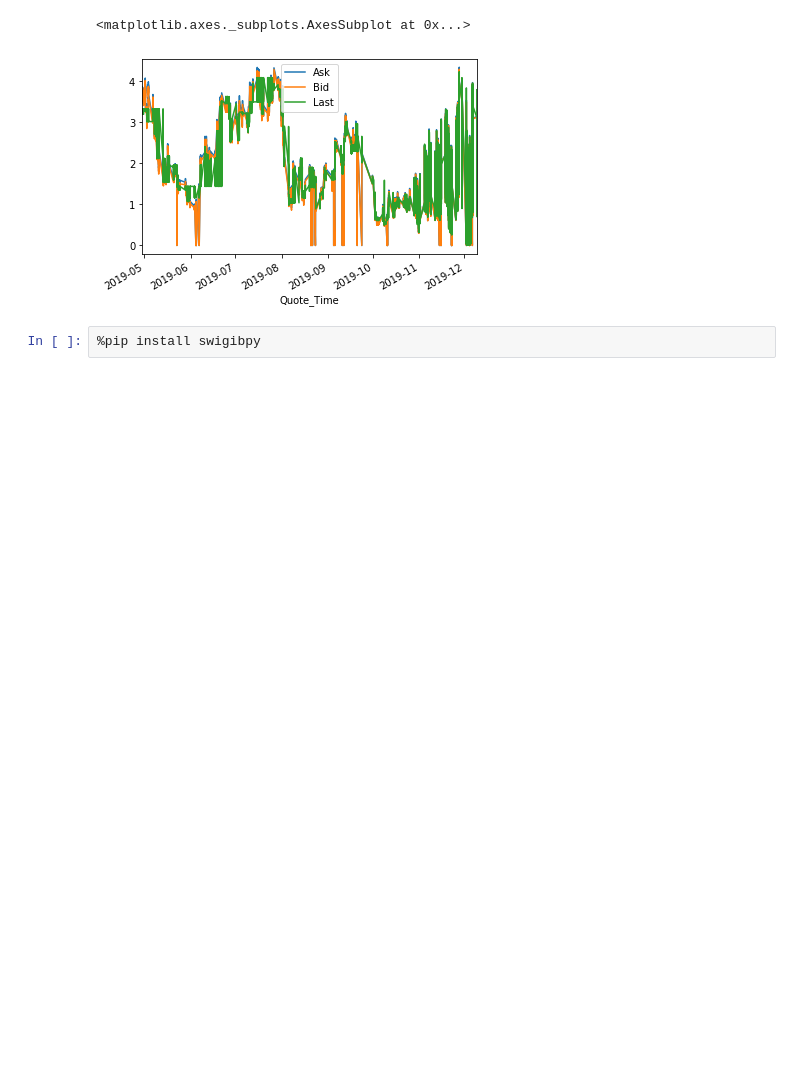
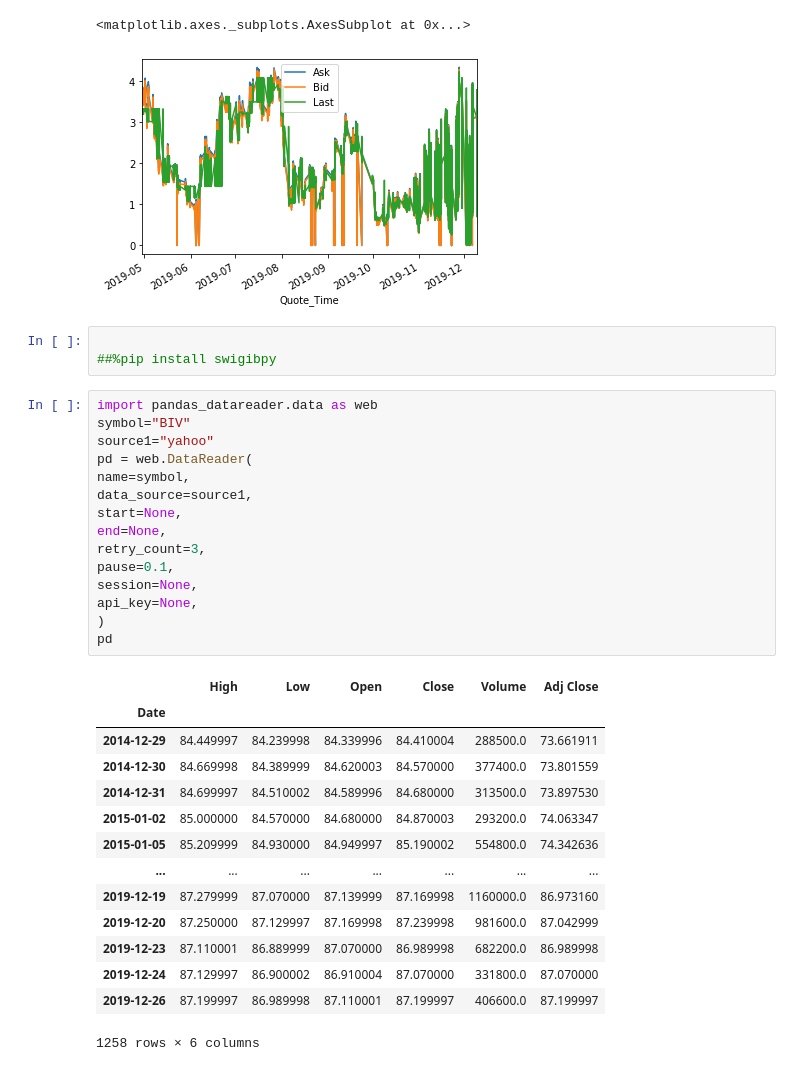
Before and after one commit to OZ-T/voltrad1, a Jupyter notebook: notebooks/Analytics.ipynb, the cells around one changed output. Saved outputs shown, nothing was run; the diff lists cells and outputs as text; blank space fills up the shorter version.

Commit message:
adding etf doznload underly from yahoo

```diff
--- a/notebooks/Analytics.ipynb
+++ b/notebooks/Analytics.ipynb
@@ -44,4 +44,35 @@ df2.plot()
 <matplotlib.axes._subplots.AxesSubplot at 0x...>
 [figure]
 # %%
-%pip install swigibpy
+
+##%pip install swigibpy
+# %%
+import pandas_datareader.data as web
+symbol="BIV"
+source1="yahoo"
+pd = web.DataReader(
+name=symbol,
+data_source=source1,
+start=None,
+end=None,
+retry_count=3,
+pause=0.1,
+session=None,
+api_key=None,
+)
+pd
+# %% [output]
+|  | High | Low | Open | Close | Volume | Adj Close |
+| Date |  |  |  |  |  |  |
+| 2014-12-29 | 84.449997 | 84.239998 | 84.339996 | 84.410004 | 288500.0 | 73.661911 |
+| 2014-12-30 | 84.669998 | 84.389999 | 84.620003 | 84.570000 | 377400.0 | 73.801559 |
+| 2014-12-31 | 84.699997 | 84.510002 | 84.589996 | 84.680000 | 313500.0 | 73.897530 |
+| 2015-01-02 | 85.000000 | 84.570000 | 84.680000 | 84.870003 | 293200.0 | 74.063347 |
+| 2015-01-05 | 85.209999 | 84.930000 | 84.949997 | 85.190002 | 554800.0 | 74.342636 |
+| ... | ... | ... | ... | ... | ... | ... |
+| 2019-12-19 | 87.279999 | 87.070000 | 87.139999 | 87.169998 | 1160000.0 | 86.973160 |
+| 2019-12-20 | 87.250000 | 87.129997 | 87.169998 | 87.239998 | 981600.0 | 87.042999 |
+| 2019-12-23 | 87.110001 | 86.889999 | 87.070000 | 86.989998 | 682200.0 | 86.989998 |
+| 2019-12-24 | 87.129997 | 86.900002 | 86.910004 | 87.070000 | 331800.0 | 87.070000 |
+| 2019-12-26 | 87.199997 | 86.989998 | 87.110001 | 87.199997 | 406600.0 | 87.199997 |
+1258 rows × 6 columns
```
Also changed, not shown: 3 other files.
